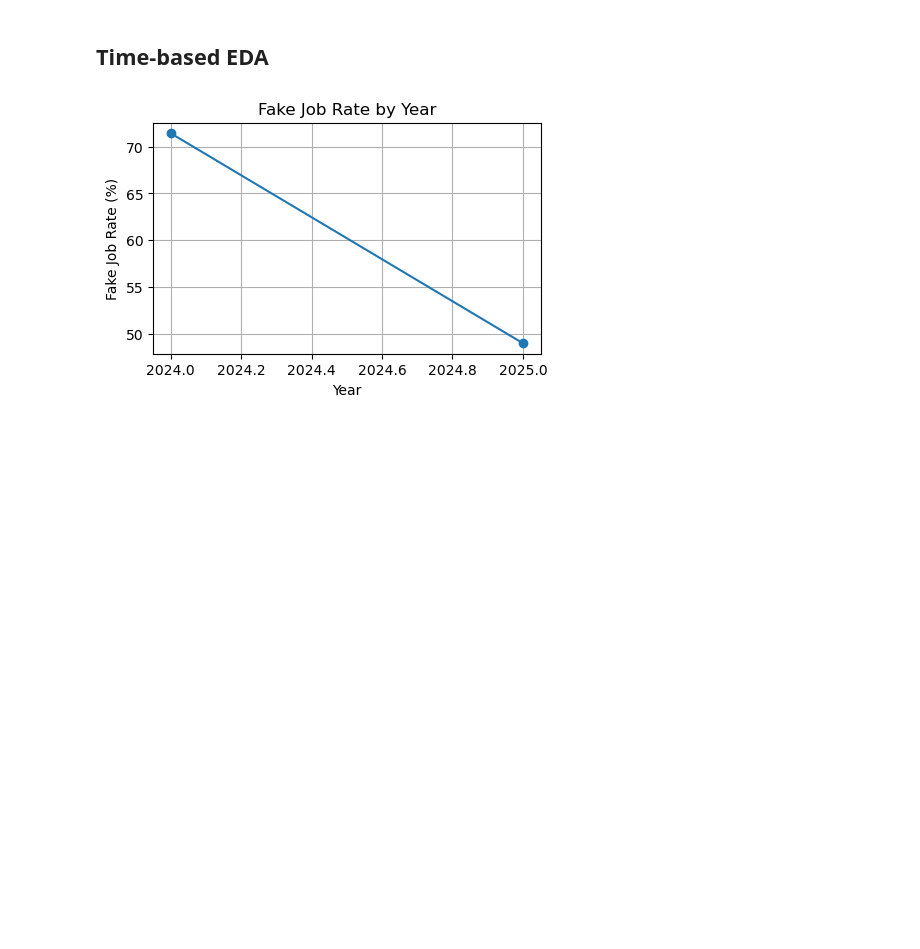
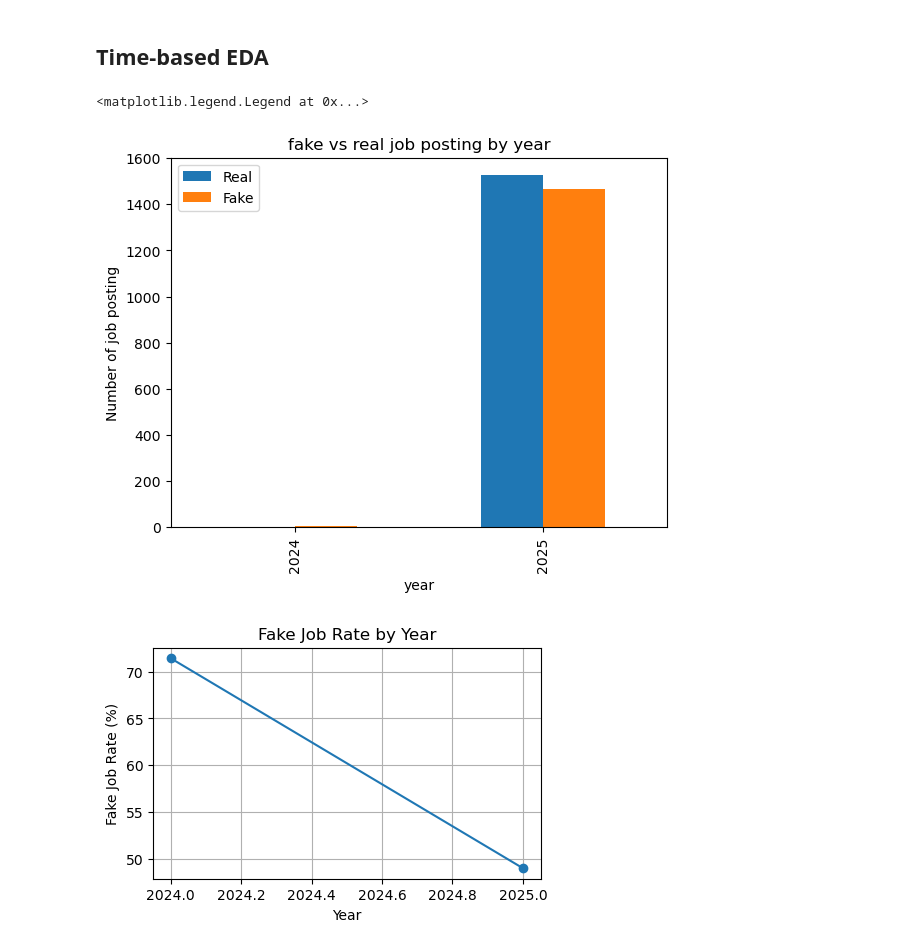
Before and after one commit to Abhash235/Ghost-Jobs-Detector-Job-Posting-Legitimacy-Analysis, a Jupyter notebook: real_fake_job.ipynb, the cells around one changed output. Cells and saved outputs as stored; diff of their text form; code cells hidden in the pictures; blank space fills up the shorter version.

```diff
--- a/real_fake_job.ipynb
+++ b/real_fake_job.ipynb
@@ -242,14 +274,17 @@ plt.legend()
 # %% [markdown]
 ## Time-based EDA
 # %%
-# # fake vs real job posting by year
-# year_fake= pd. crosstab(data['posting_year'],data['is_fake'])
-# labels=["real job","fake job"]
-# year_fake.plot(kind="bar")
-# plt.title("fake vs real job posting by year")
-# plt.xlabel("year")
-# plt.ylabel("Number of job posting")
-# plt.legend(["Real", "Fake"])
+# fake vs real job posting by year
+year_fake= pd. crosstab(data['posting_year'],data['is_fake'])
+labels=["real job","fake job"]
+year_fake.plot(kind="bar")
+plt.title("fake vs real job posting by year")
+plt.xlabel("year")
+plt.ylabel("Number of job posting")
+plt.legend(["Real", "Fake"])
+# %% [output]
+<matplotlib.legend.Legend at 0x...>
+[figure, added]
 # %%
 # Has the proportion of ghost jobs changed over time?
 plt.figure(figsize=(5, 3))
```
Also changed, not shown: parts of 2 cells of this notebook, 2 other files.
